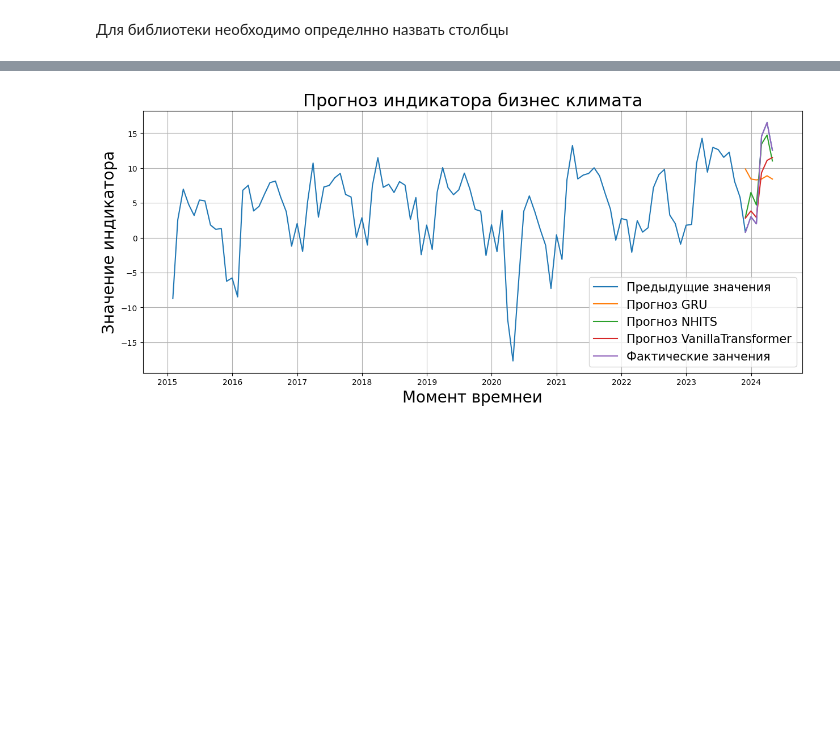
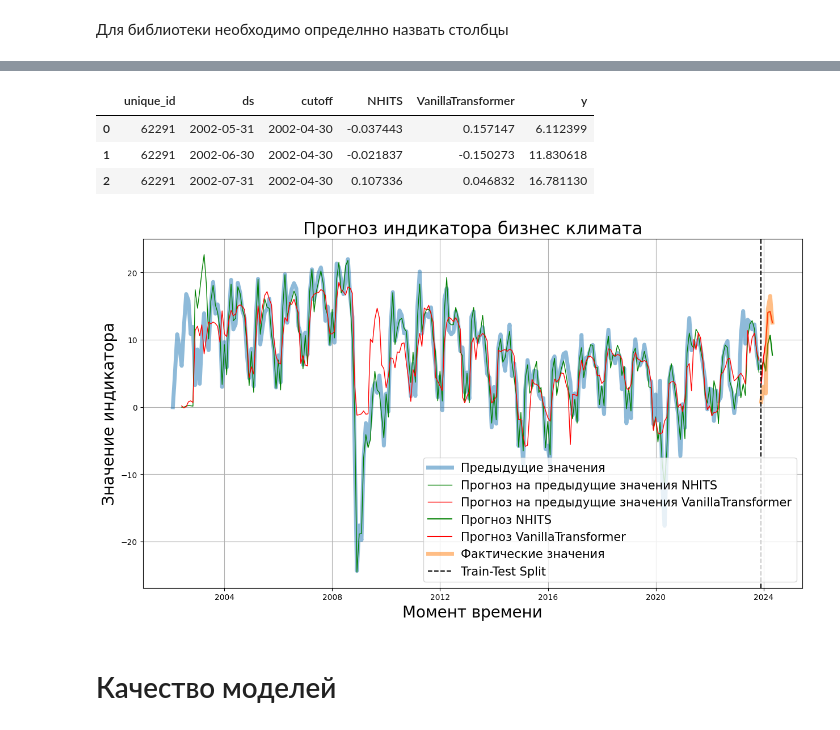
Before and after one commit to MishaAnikutin/regression-for-vavt, a Jupyter notebook: research/Тестирую другие технологии.ipynb, the cells around one changed output, grey strips where cells are left out. Cells and saved outputs as stored; diff of their text form; code cells hidden in the pictures; blank space fills up the shorter version.

```diff
--- a/research/Тестирую другие технологии.ipynb
+++ b/research/Тестирую другие технологии.ipynb
@@ -72,10 +45,10 @@ from neuralforecast.losses.pytorch import MSE
 # %%
-horizon = 3     # прогноз на 3 месяца
+horizon = 6     # прогноз на 6 месяцев
 lookback = 12   # длина входных данных
 maxsteps = 100
 learning_rate = 0.001
 # %%
-df_train = df.iloc[:-48]   # 268 Значений
-df_test = df.iloc[-48:]    # 48 значений
+df_train = df.iloc[:-6]   # 262 Значений
+df_test = df.iloc[-6:]    # 6 значений
 # %%
 models = [
@@ -214,0 +152,2 @@ filtered_df = df[df.ds > datetime(year=2015, month=1, day=1)]
+# %%
+Y_hat_insample = nf.predict_insample(step_size=horizon).reset_index()
@@ -215,16 +166,30 @@ filtered_df = df[df.ds > datetime(year=2015, month=1, day=1)]
+# %%
+Y_hat_insample.head(3)
+# %% [output]
+|  | unique_id | ds | cutoff | NHITS | VanillaTransformer | y |
+| 0 | 62291 | 2002-05-31 | 2002-04-30 | -0.037443 | 0.157147 | 6.112399 |
+| 1 | 62291 | 2002-06-30 | 2002-04-30 | -0.021837 | -0.150273 | 11.830618 |
+| 2 | 62291 | 2002-07-31 | 2002-04-30 | 0.107336 | 0.046832 | 16.781130 |
 # %%
-fig, ax = plt.subplots(figsize = (15, 6))
+fig, ax = plt.subplots(figsize = (15, 8))
 
-plt.plot(filtered_df.ds, filtered_df.y, label='Предыдущие значения')
-plt.plot(predicts.ds, predicts.GRU, label='Прогноз GRU')
-plt.plot(predicts.ds, predicts.NHITS, label='Прогноз NHITS')
-plt.plot(predicts.ds, predicts.VanillaTransformer, label='Прогноз VanillaTransformer')
-plt.plot(df.ds.iloc[-horizon:], df.y.iloc[-6:], label='Фактические занчения')
+ax.plot(df_train.ds, df_train.y, label='Предыдущие значения', linewidth=5, alpha=0.5)
+ax.plot(Y_hat_insample.ds, Y_hat_insample.NHITS, label='Прогноз на предыдущие значения NHITS', linewidth=1, color='green')
+ax.plot(Y_hat_insample.ds, Y_hat_insample.VanillaTransformer, label='Прогноз на предыдущие значения VanillaTransformer', linewidth=1, color='red')
+
+ax.plot(predicts.ds, predicts.NHITS, label='Прогноз NHITS', color='green')
+ax.plot(predicts.ds, predicts.VanillaTransformer, label='Прогноз VanillaTransformer', color='red')
+ax.plot(df.ds.iloc[-horizon:], df.y.iloc[-horizon:], label='Фактические значения', linewidth=5, alpha=0.5)
+
+plt.axvline(df.ds.iloc[-6], color='black', linestyle='--', label='Train-Test Split')
 
 ax.set_title('Прогноз индикатора бизнес климата', fontsize=22)
 ax.set_ylabel('Значение индикатора', fontsize=20)
-ax.set_xlabel('Момент времнеи', fontsize=20)
+ax.set_xlabel('Момент времени', fontsize=20)
+
 ax.legend(prop={'size': 15})
 ax.grid()
 # %% [output]
-[figure, old version]
+[figure, new version]
+# %% [markdown]
+# Качество моделей
```
Also changed, not shown: parts of 33 cells of this notebook.
